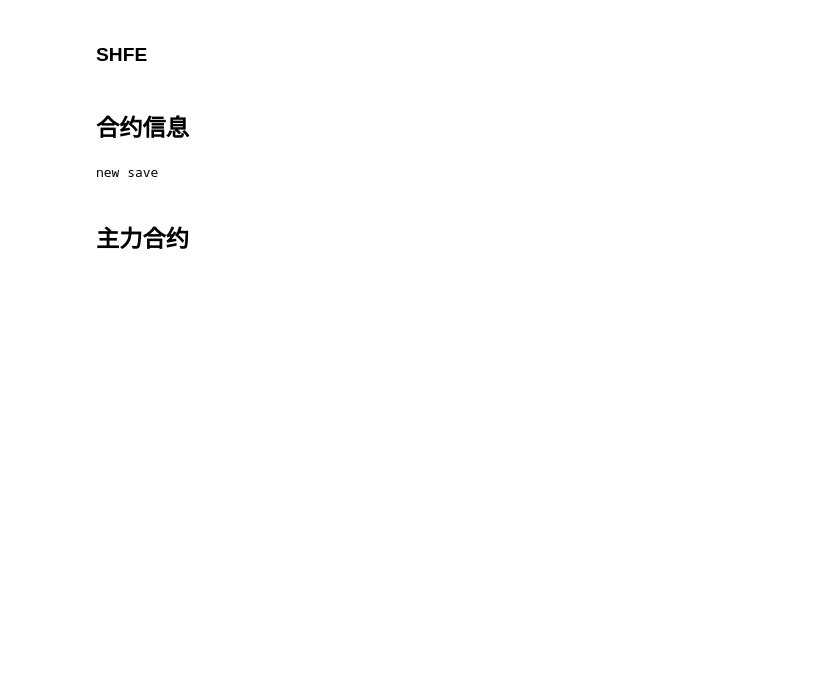
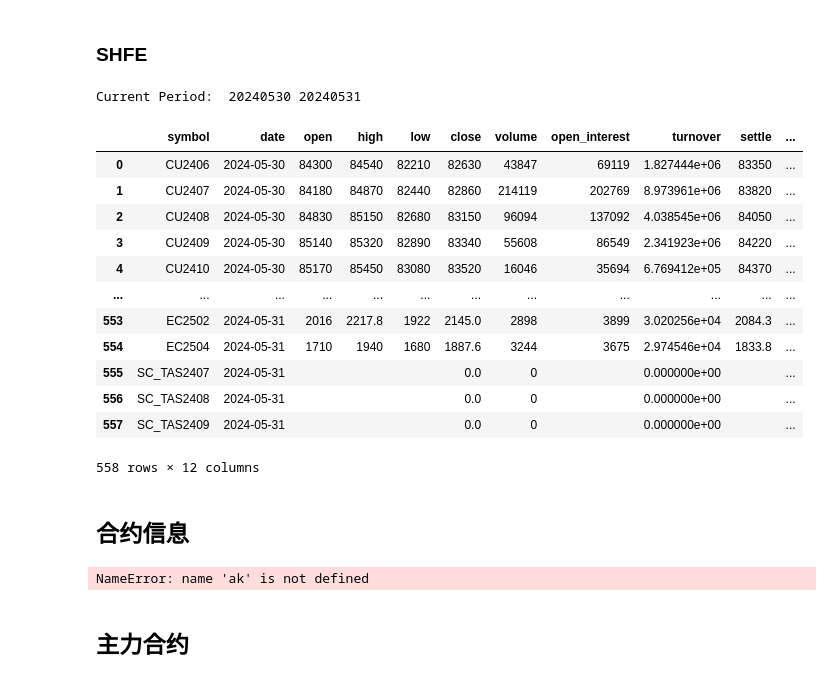
Before and after one commit to Howard-66/futures_nexus, a Jupyter notebook: download.ipynb, the cells around one changed output. Cells and saved outputs as stored; diff of their text form; code cells hidden in the pictures; blank space fills up the shorter version.

```diff
--- a/download.ipynb
+++ b/download.ipynb
@@ -619,7 +619,26 @@ end_date = end_date.strftime('%Y%m%d')
 print('Current Period: ', start_date, end_date)
 df_futures_daily_shfe_append = ak.get_futures_daily(start_date=start_date, end_date=end_date, market="SHFE")
 df_futures_daily_shfe_append['date'] = pd.to_datetime(df_futures_daily_shfe_append['date'], format='%Y%m%d')
+df_futures_daily_shfe_append = df_futures_daily_shfe_append.drop('index', axis=1)
 dws.load_from_dataframe(df_futures_daily_shfe_append, 'shfe', 'append')
+# %% [output]
+Current Period:  20240530 20240531
+# %%
+df_futures_daily_shfe_append
+# %% [output]
+|  | symbol | date | open | high | low | close | volume | open_interest | turnover | settle | ... |
+| 0 | CU2406 | 2024-05-30 | 84300 | 84540 | 82210 | 82630 | 43847 | 69119 | 1.827444e+06 | 83350 | ... |
+| 1 | CU2407 | 2024-05-30 | 84180 | 84870 | 82440 | 82860 | 214119 | 202769 | 8.973961e+06 | 83820 | ... |
+| 2 | CU2408 | 2024-05-30 | 84830 | 85150 | 82680 | 83150 | 96094 | 137092 | 4.038545e+06 | 84050 | ... |
+| 3 | CU2409 | 2024-05-30 | 85140 | 85320 | 82890 | 83340 | 55608 | 86549 | 2.341923e+06 | 84220 | ... |
+| 4 | CU2410 | 2024-05-30 | 85170 | 85450 | 83080 | 83520 | 16046 | 35694 | 6.769412e+05 | 84370 | ... |
+| ... | ... | ... | ... | ... | ... | ... | ... | ... | ... | ... | ... |
+| 553 | EC2502 | 2024-05-31 | 2016 | 2217.8 | 1922 | 2145.0 | 2898 | 3899 | 3.020256e+04 | 2084.3 | ... |
+| 554 | EC2504 | 2024-05-31 | 1710 | 1940 | 1680 | 1887.6 | 3244 | 3675 | 2.974546e+04 | 1833.8 | ... |
+| 555 | SC_TAS2407 | 2024-05-31 |  |  |  | 0.0 | 0 |  | 0.000000e+00 |  | ... |
+| 556 | SC_TAS2408 | 2024-05-31 |  |  |  | 0.0 | 0 |  | 0.000000e+00 |  | ... |
+| 557 | SC_TAS2409 | 2024-05-31 |  |  |  | 0.0 | 0 |  | 0.000000e+00 |  | ... |
+558 rows × 12 columns
 # %% [markdown]
 ## 合约信息
 # %%
@@ -632,7 +651,7 @@ exchange_replace_dict = {'郑州商品交易所': 'czce',
 symbol_list['exchange'] = symbol_list['exchange'].apply(lambda x: exchange_replace_dict.get(x, x))
 dws.load_from_dataframe(symbol_list, 'symbols')
 # %% [output]
-new save
+NameError: name 'ak' is not defined
 # %% [markdown]
 ## 主力合约
 # %%
```
Also changed, not shown: 8 other files.
